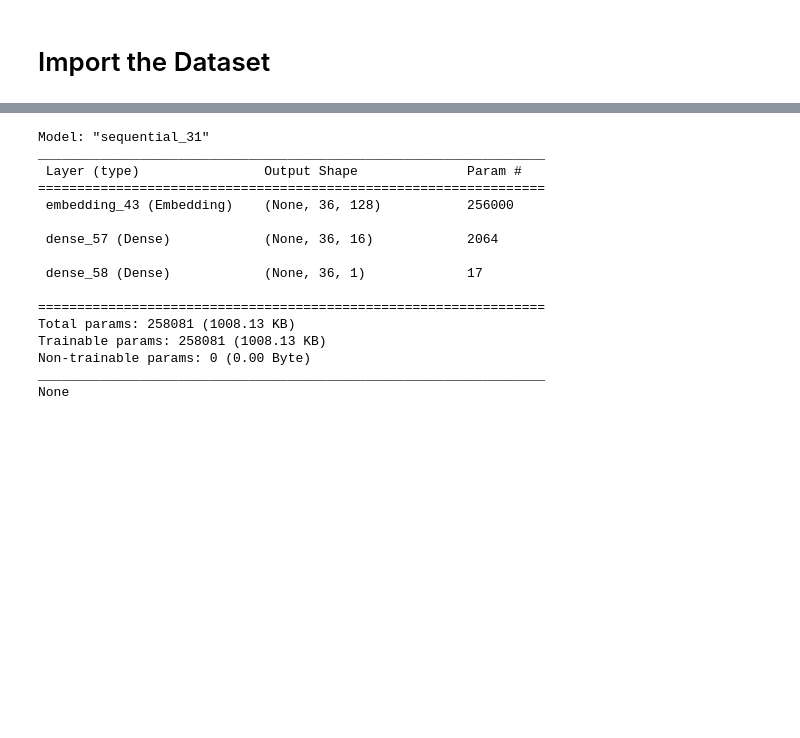
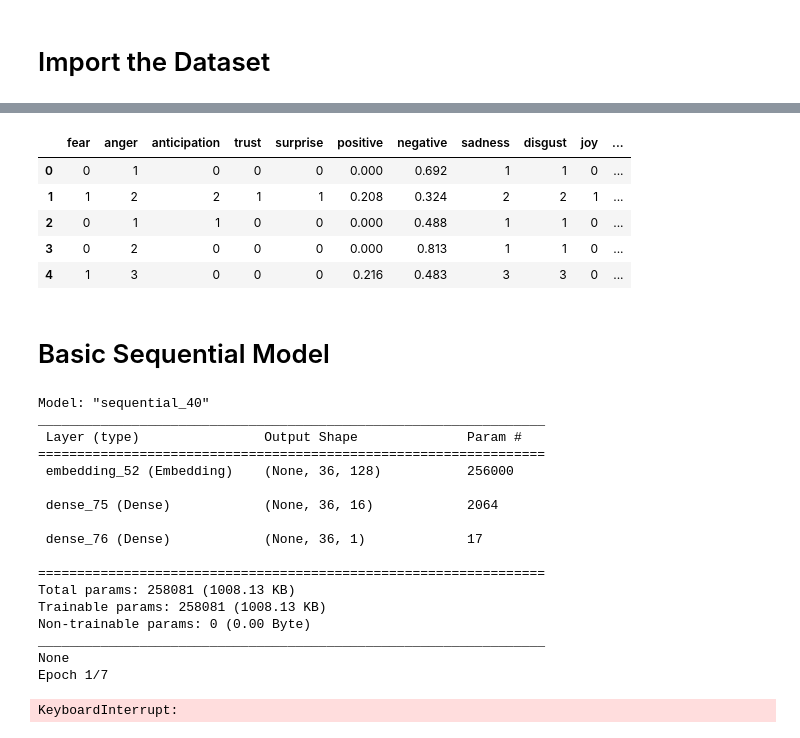
Before and after one commit to Jamie-n/Masters-Group-Project, a Jupyter notebook: model_train.ipynb, the cells around one changed output, grey strips where cells are left out. Saved outputs shown, nothing was run; the diff lists cells and outputs as text; code cells hidden in the pictures; blank space fills up the shorter version.

```diff
--- a/model_train.ipynb
+++ b/model_train.ipynb
@@ -69,52 +103,47 @@ mp.show()
+# %%
+X_attr = df.loc[:, df.columns != 'text']
+X_attr = X_attr.drop('label', axis=1)
+X_attr.head()
+
+X_train, X_test, X_train_attr, X_test_attr, Y_train, Y_test = train_test_split(X_text, X_attr, df['label'],
+                                                                               test_size=0.20, random_state=42)
+# %% [output]
+|  | fear | anger | anticipation | trust | surprise | positive | negative | sadness | disgust | joy | ... |
+| 0 | 0 | 1 | 0 | 0 | 0 | 0.000 | 0.692 | 1 | 1 | 0 | ... |
+| 1 | 1 | 2 | 2 | 1 | 1 | 0.208 | 0.324 | 2 | 2 | 1 | ... |
+| 2 | 0 | 1 | 1 | 0 | 0 | 0.000 | 0.488 | 1 | 1 | 0 | ... |
+| 3 | 0 | 2 | 0 | 0 | 0 | 0.000 | 0.813 | 1 | 1 | 0 | ... |
+| 4 | 1 | 3 | 0 | 0 | 0 | 0.216 | 0.483 | 3 | 3 | 0 | ... |
+# %% [markdown]
+# Basic Sequential Model
 # %%
-
-from keras.src.preprocessing.text import Tokenizer
-from sklearn.model_selection import train_test_split
-from keras.src.utils import pad_sequences
-from keras.models import Sequential
-from keras.src.layers import Dense, Embedding
-import pandas as pd
-from nltk.corpus import stopwords
-
-stop = stopwords.words('english')
-
-df = pd.read_csv("./datasets/train2Data.csv", encoding="utf-8", sep=',')
-
-df.rename(columns={'Tweets': 'text', ' Label': 'label'}, inplace=True)
-
-#Remove stopwords from the dataset
-df['text'] = df['text'].apply(lambda x: ' '.join([word for word in x.split() if word not in (stop)]))
-df['text'] = df['text'].apply(lambda x: ' '.join([item for item in x.split() if item not in ['amp', 'quot']]))
-
-
 max_fatures = 2000
 tokenizer = Tokenizer(num_words=max_fatures, split=' ')
 tokenizer.fit_on_texts(df['text'].values)
-X = tokenizer.texts_to_sequences(df['text'].values)
-X = pad_sequences(X)
-
+X_text = tokenizer.texts_to_sequences(df['text'].values)
+X_text = pad_sequences(X_text)
 
 embed_dim = 128
 lstm_out = 196
 
 model = Sequential()
-model.add(Embedding(max_fatures, embed_dim,input_length = X.shape[1]))
+model.add(Embedding(max_fatures, embed_dim, input_length=X_text.shape[1]))
 model.add(Dense(16))
-model.add(Dense(1,activation='sigmoid'))
-model.compile(loss = 'binary_crossentropy', optimizer='adam',metrics = ['accuracy'])
+model.add(Dense(1, activation='sigmoid'))
+model.compile(loss='binary_crossentropy', optimizer='adam', metrics=['accuracy'])
 print(model.summary())
 
-X_train, X_test, Y_train, Y_test = train_test_split(X,df['label'], test_size = 0.20, random_state = 42)
+model.fit(X_train, Y_train, epochs=7, validation_data=(X_test, Y_test), batch_size=32, verbose=1)
 # %% [output]
-Model: "sequential_31"
+Model: "sequential_40"
 _________________________________________________________________
  Layer (type)                Output Shape              Param #
 =================================================================
- embedding_43 (Embedding)    (None, 36, 128)           256000
+ embedding_52 (Embedding)    (None, 36, 128)           256000
 
- dense_57 (Dense)            (None, 36, 16)            2064
+ dense_75 (Dense)            (None, 36, 16)            2064
 
- dense_58 (Dense)            (None, 36, 1)             17
+ dense_76 (Dense)            (None, 36, 1)             17
 
 =================================================================
 Total params: 258081 (1008.13 KB)
@@ -122,3 +151,5 @@ Trainable params: 258081 (1008.13 KB)
 Non-trainable params: 0 (0.00 Byte)
 _________________________________________________________________
 None
+Epoch 1/7
+KeyboardInterrupt:
```
Also changed, not shown: parts of 8 cells of this notebook.
